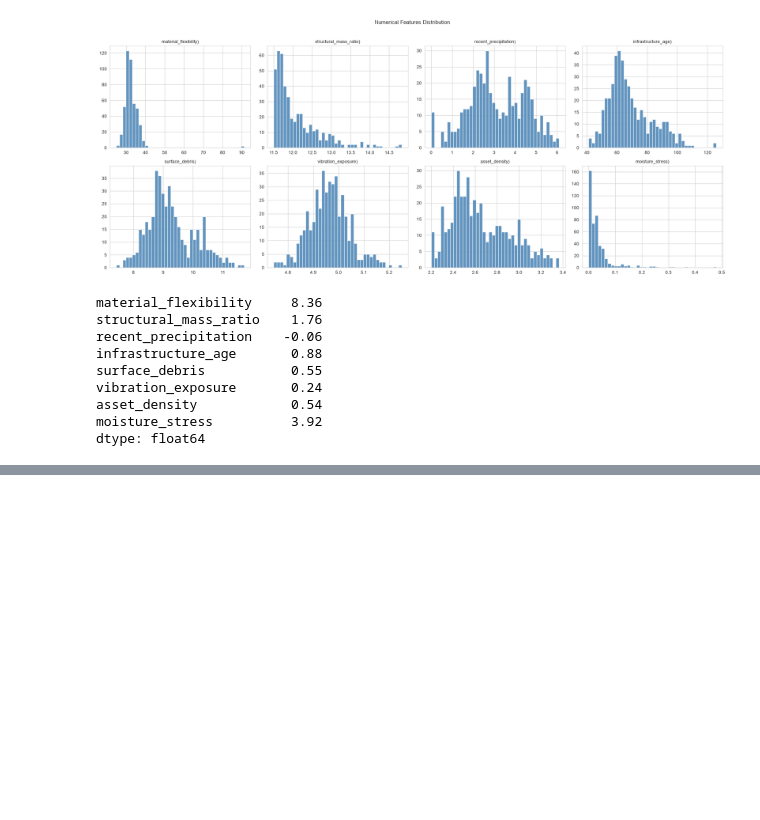
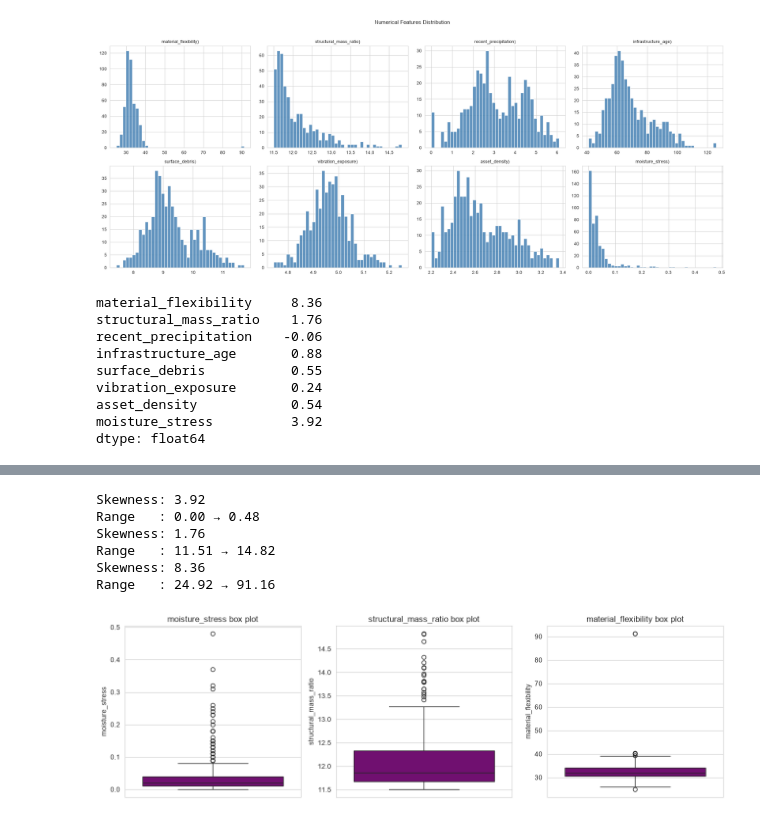
Before and after one commit to Mouldiez/Y3-Intro-to-ML-Assignment, a Jupyter notebook: EDA.ipynb, the cells around one changed output, grey strips where cells are left out. Drawn from its saved outputs; the diff is of its cells as text; code cells hidden in the pictures; blank space fills up the shorter version.

```diff
--- a/EDA.ipynb
+++ b/EDA.ipynb
@@ -175,0 +190,26 @@ dtype: float64
+# %%
+fig, axes = plt.subplots(1, 3, figsize=(13, 4))
+sns.boxplot(y=df["moisture_stress"], ax=axes[0], color="purple")
+axes[0].set_title("moisture_stress box plot")
+print(f"Skewness: {df['moisture_stress'].skew():.2f}")
+print(f"Range   : {df['moisture_stress'].min():.2f} → {df['moisture_stress'].max():.2f}")
+
+sns.boxplot(y=df['structural_mass_ratio'], ax=axes[1], color="purple")
+axes[1].set_title("structural_mass_ratio box plot")
+print(f"Skewness: {df['structural_mass_ratio'].skew():.2f}")
+print(f"Range   : {df['structural_mass_ratio'].min():.2f} → {df['structural_mass_ratio'].max():.2f}")
+
+sns.boxplot(y=df['material_flexibility'], ax=axes[2], color="purple")
+axes[2].set_title("material_flexibility box plot")
+print(f"Skewness: {df['material_flexibility'].skew():.2f}")
+print(f"Range   : {df['material_flexibility'].min():.2f} → {df['material_flexibility'].max():.2f}")
+
+plt.tight_layout(); plt.show()
+# %% [output]
+Skewness: 3.92
+Range   : 0.00 → 0.48
+Skewness: 1.76
+Range   : 11.51 → 14.82
+Skewness: 8.36
+Range   : 24.92 → 91.16
+[figure, added]
```
Also changed, not shown: parts of 23 cells of this notebook, 1 other file.
